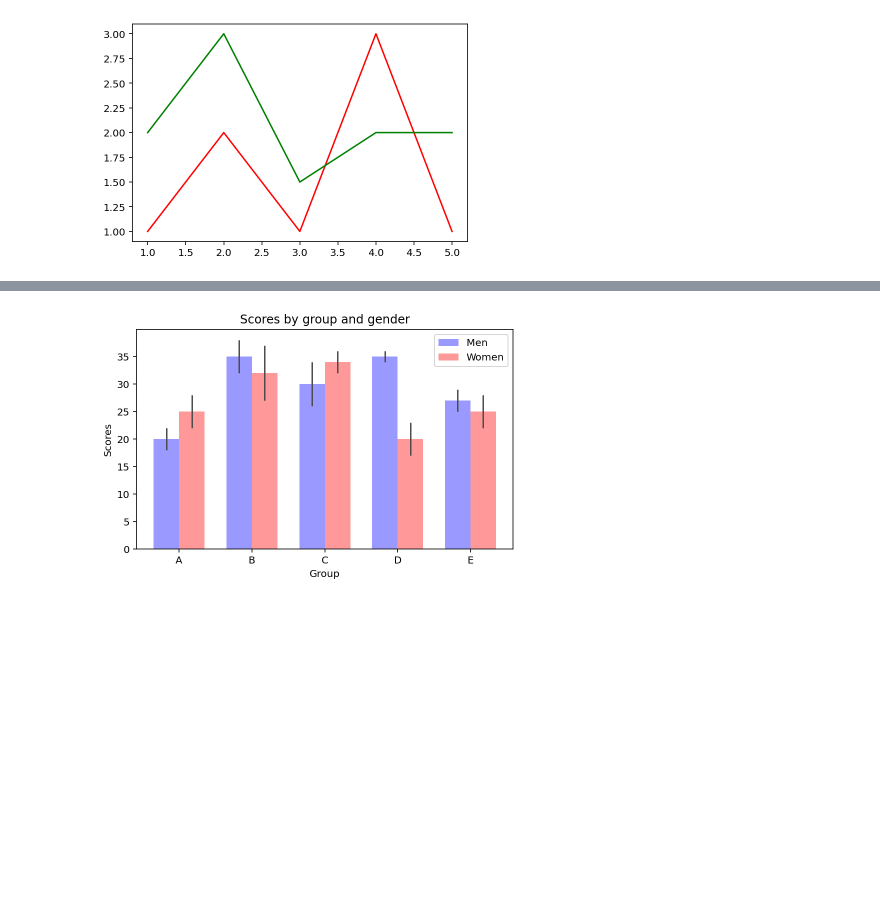
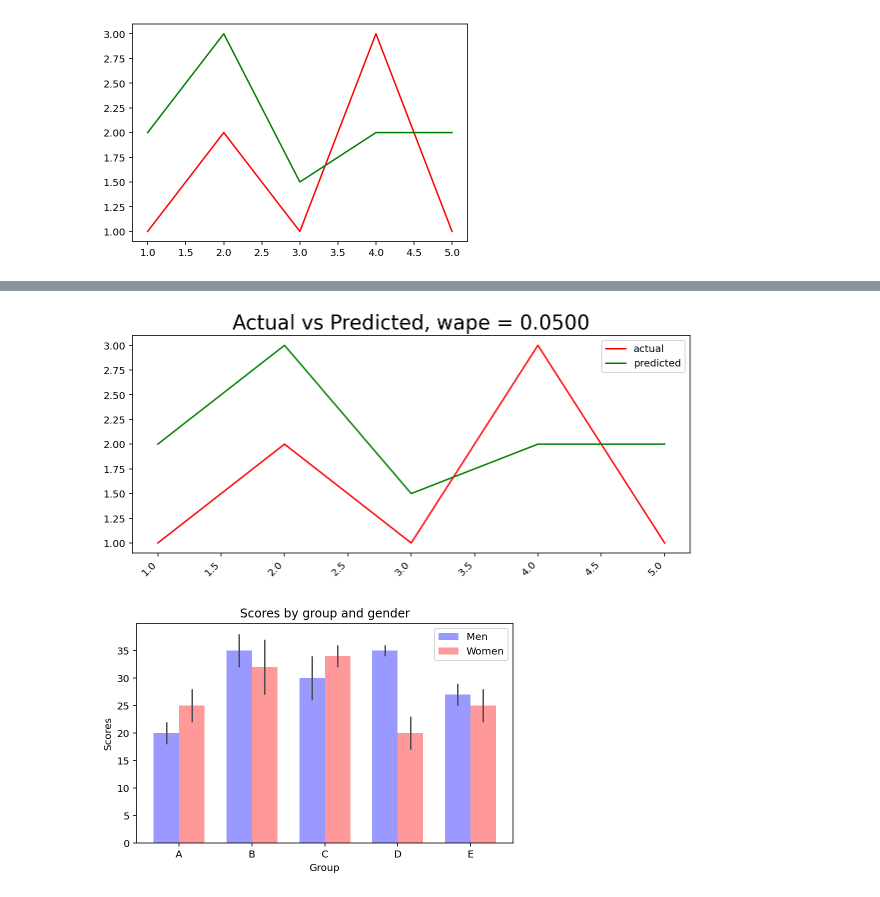
Before and after one commit to lselector/python_tutorials, a Jupyter notebook: d01_Matplotlib.ipynb, the cells around one changed output, grey strips where cells are left out. Drawn from its saved outputs; the diff is of its cells as text; code cells hidden in the pictures; blank space fills up the shorter version.

```diff
--- a/d01_Matplotlib.ipynb
+++ b/d01_Matplotlib.ipynb
@@ -28,3 +28,24 @@ plt.show();
+# %%
+# Using subplots - even when making a single plot
+#
+# https://matplotlib.org/stable/api/_as_gen/matplotlib.pyplot.legend.html
+# https://stackoverflow.com/questions/25036699/how-to-increase-plt-title-font-size/25037902
+
+x = [1,2,3,4,5]
+actual = [1,2,1,3,1]
+predic = [2,3,1.5,2,2]
+wape_val = 0.05
+
+fig, ax = plt.subplots(figsize=(10,4))
+plt.xticks(rotation='45', ha='right')
+ax.plot(x,actual,color="red", label='actual')
+ax.plot(x,predic,color="green", label='predicted')
+ax.legend(prop={"size": 10}, loc="best")
+ax.set_title(f"Actual vs Predicted, wape = {wape_val:.4f}", fontsize= 20)
+plt.show(); # semicolon needed to remove text output on top
+# fig.savefig(f"{fname}.png") # we can save picture to image file
+# %% [output]
+[figure, added]
 # %%
 # Barchart
 n_groups = 5
```
Also changed, not shown: parts of 1 cell of this notebook.
